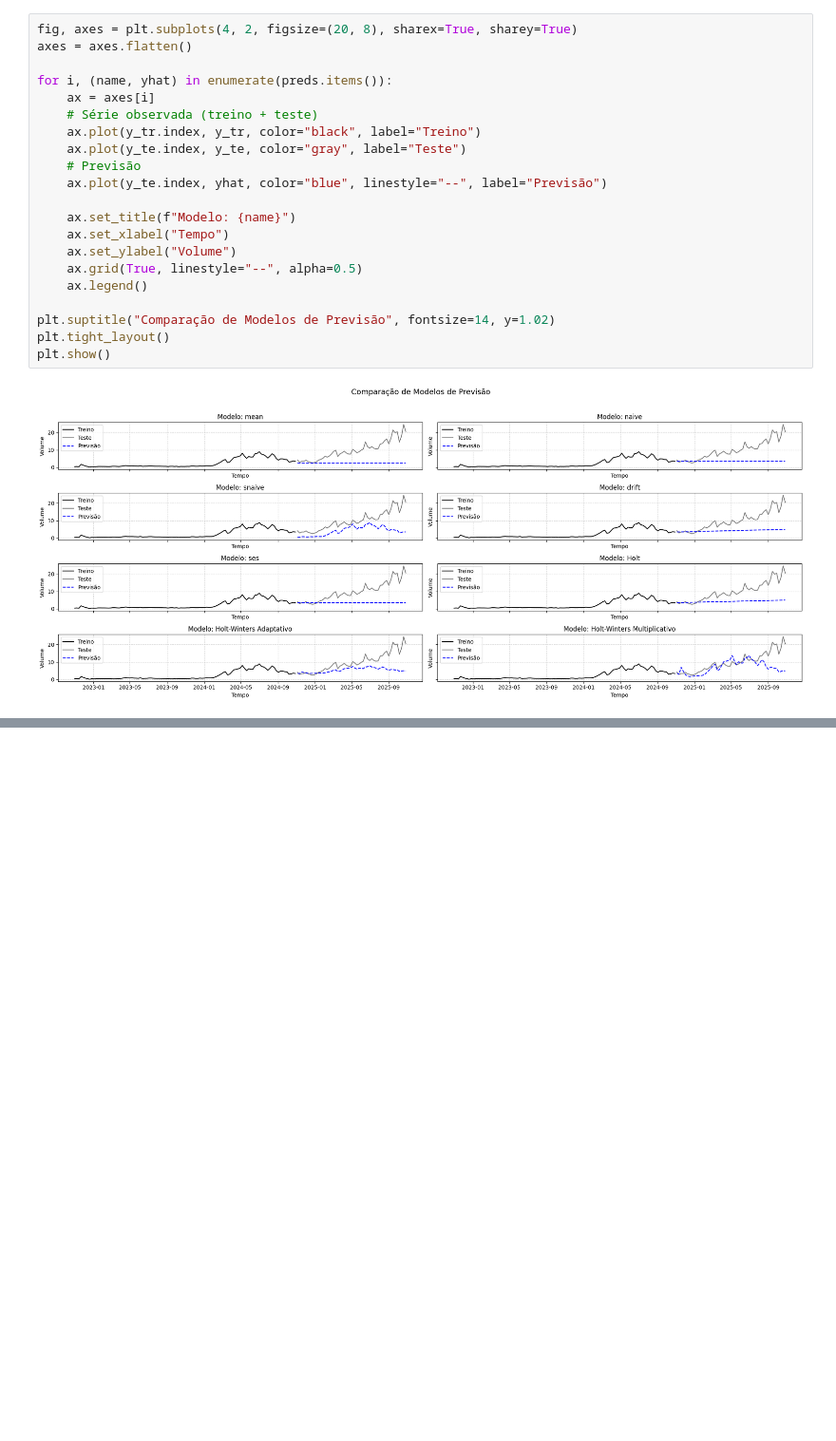
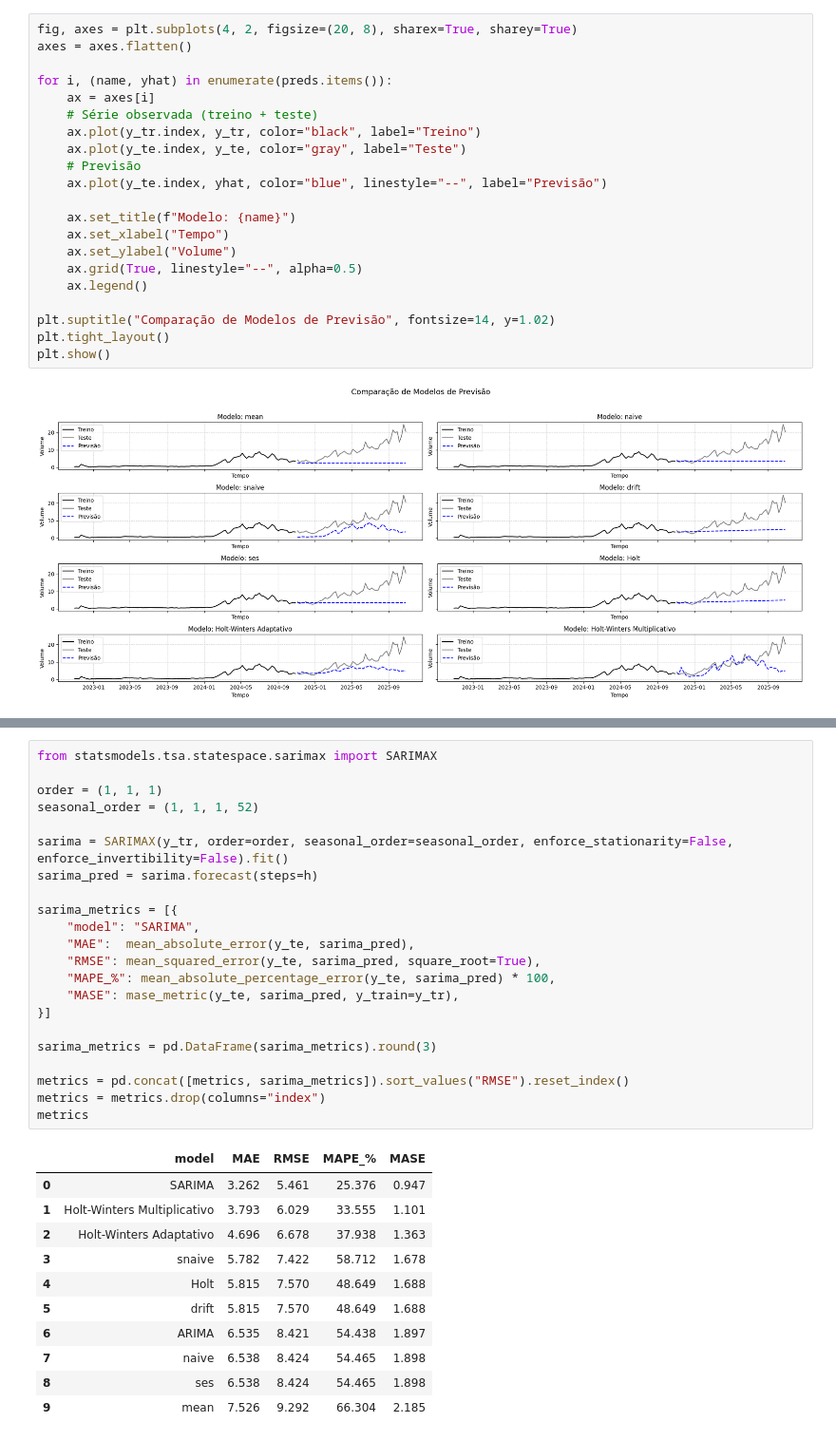
Before and after one commit to GuilhermeCastilho02/Series-Temporais-A2, a Jupyter notebook: trabalho_a2.ipynb, the cells around one changed output, grey strips where cells are left out. Shown: that part at 95% size. Cells and saved outputs as stored; diff of their text form; blank space fills up the shorter version.

```diff
--- a/trabalho_a2.ipynb
+++ b/trabalho_a2.ipynb
@@ -213,0 +259,34 @@ plt.show()
+# %%
+from statsmodels.tsa.statespace.sarimax import SARIMAX
+
+order = (1, 1, 1)
+seasonal_order = (1, 1, 1, 52)
+
+sarima = SARIMAX(y_tr, order=order, seasonal_order=seasonal_order, enforce_stationarity=False, enforce_invertibility=False).fit()
+sarima_pred = sarima.forecast(steps=h)
+
+sarima_metrics = [{
+    "model": "SARIMA",
+    "MAE":  mean_absolute_error(y_te, sarima_pred),
+    "RMSE": mean_squared_error(y_te, sarima_pred, square_root=True),
+    "MAPE_%": mean_absolute_percentage_error(y_te, sarima_pred) * 100,
+    "MASE": mase_metric(y_te, sarima_pred, y_train=y_tr),
+}]
+
+sarima_metrics = pd.DataFrame(sarima_metrics).round(3)
+
+metrics = pd.concat([metrics, sarima_metrics]).sort_values("RMSE").reset_index()
+metrics = metrics.drop(columns="index")
+metrics
+# %% [output]
+|  | model | MAE | RMSE | MAPE_% | MASE |
+| 0 | SARIMA | 3.262 | 5.461 | 25.376 | 0.947 |
+| 1 | Holt-Winters Multiplicativo | 3.793 | 6.029 | 33.555 | 1.101 |
+| 2 | Holt-Winters Adaptativo | 4.696 | 6.678 | 37.938 | 1.363 |
+| 3 | snaive | 5.782 | 7.422 | 58.712 | 1.678 |
+| 4 | Holt | 5.815 | 7.570 | 48.649 | 1.688 |
+| 5 | drift | 5.815 | 7.570 | 48.649 | 1.688 |
+| 6 | ARIMA | 6.535 | 8.421 | 54.438 | 1.897 |
+| 7 | naive | 6.538 | 8.424 | 54.465 | 1.898 |
+| 8 | ses | 6.538 | 8.424 | 54.465 | 1.898 |
+| 9 | mean | 7.526 | 9.292 | 66.304 | 2.185 |
```
Also changed, not shown: parts of 5 cells of this notebook.
